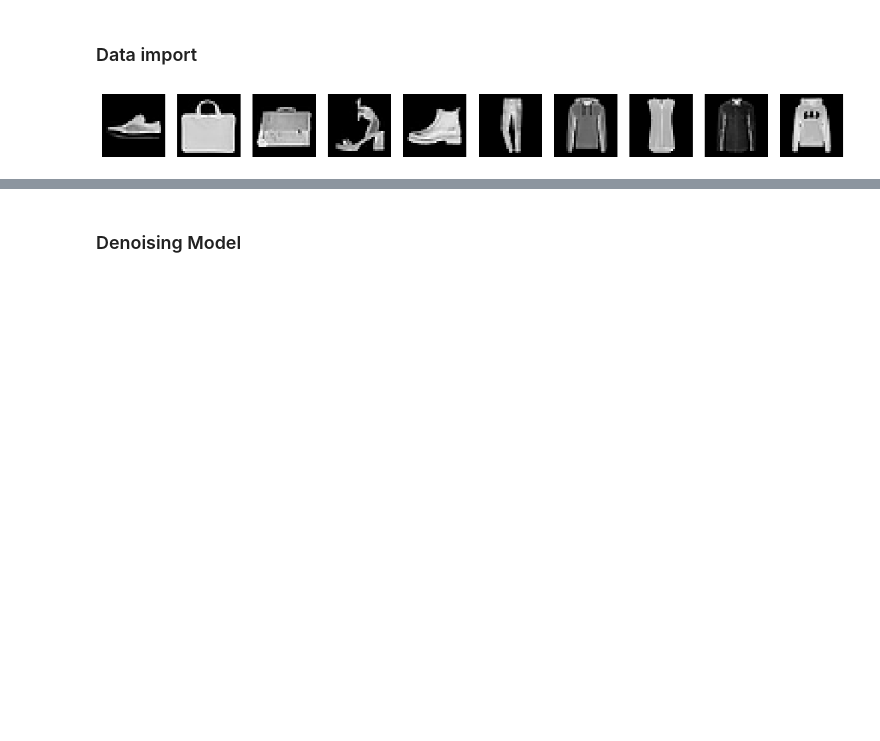
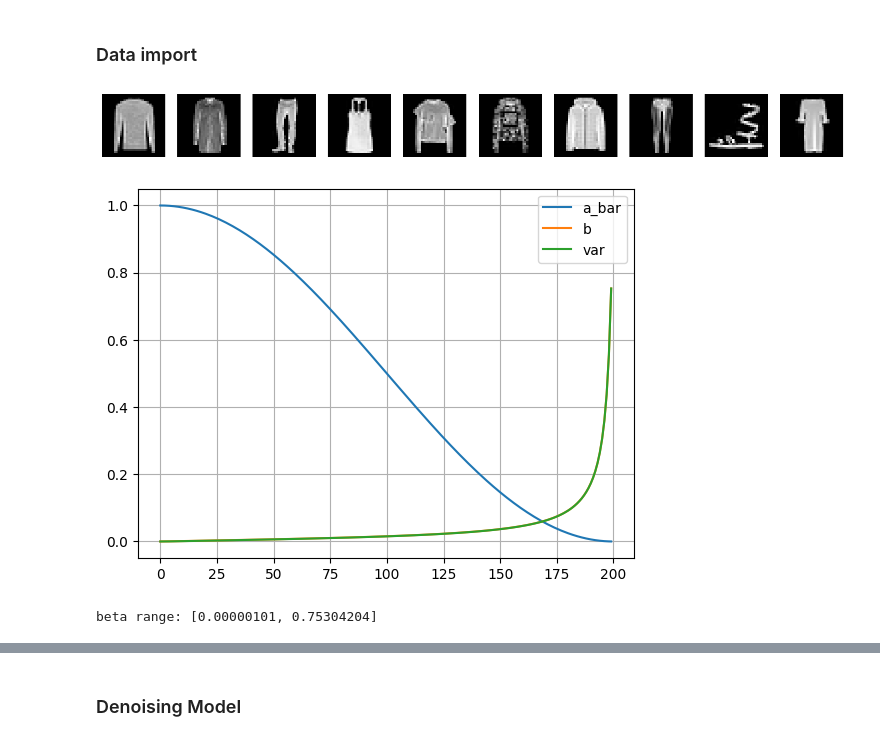
Before and after one commit to alessandrobreccia99/Simple_Diffusion, a Jupyter notebook: DDPM.ipynb, the cells around one changed output, grey strips where cells are left out. Cells and saved outputs as stored; diff of their text form; code cells hidden in the pictures; blank space fills up the shorter version.

```diff
--- a/DDPM.ipynb
+++ b/DDPM.ipynb
@@ -7,7 +7,7 @@ import matplotlib.pyplot as plt
 import math
 import torch.nn as nn
 import torch.nn.functional as F
-device = "cpu"
+device = "mps"
 # %% [markdown]
 ### Data import
 # %%
@@ -34,13 +35,13 @@ def plot_img(X,t):
 # %%
 plot_img(data, torch.randint(0, 100, (10,)))
 # %% [output]
-[figure, old version]
+[figure, new version]
 # %%
-T = 300
+T = 200
 cosine_sched = True
 
 def cos_sched(t, eps = 1E-6):
-    return torch.cos( (t/T+eps)/(1+eps)*torch.pi/2 )**2
+    return torch.cos( (t/T+eps)/(1+eps)*torch.pi/2)**2
 
 if not cosine_sched:
     b = torch.linspace(0.00001,0.04,T).to(device)
@@ -48,12 +49,24 @@ if not cosine_sched:
     a_bar = a.cumprod(dim=0).to(device)
     a_prev = F.pad(a_bar[:-1], (1, 0), value=1.0)
     var = b*(1-a_prev)/(1-a_bar)
+
 else:
     t_lin = torch.linspace(0,T-1,T).to(device)
-    a_bar = cos_sched(t_lin)/cos_sched(torch.tensor([0])) - 1E-5
+    a_bar = cos_sched(t_lin)/cos_sched(torch.tensor([0])).to(device) -1E-6
     a_prev = F.pad(a_bar[:-1], (1, 0), value=1.0)
     b = 1 - a_bar/a_prev
     a = 1.0 - b
     var = b*(1-a_prev)/(1-a_bar)
+# %%
+plt.plot(a_bar.cpu(), label='a_bar')
+plt.plot(b.cpu(), label='b')
+plt.plot(var.cpu(), label='var')
+plt.grid()
+plt.legend()
+plt.show()
+print('beta range: [{:.8f}, {:.8f}]'.format(b.min(), b.max()))
+# %% [output]
+[figure, added]
+beta range: [0.00000101, 0.75304204]
 # %%
 def noisy_img(X, t):
```
Also changed, not shown: parts of 13 cells of this notebook.
